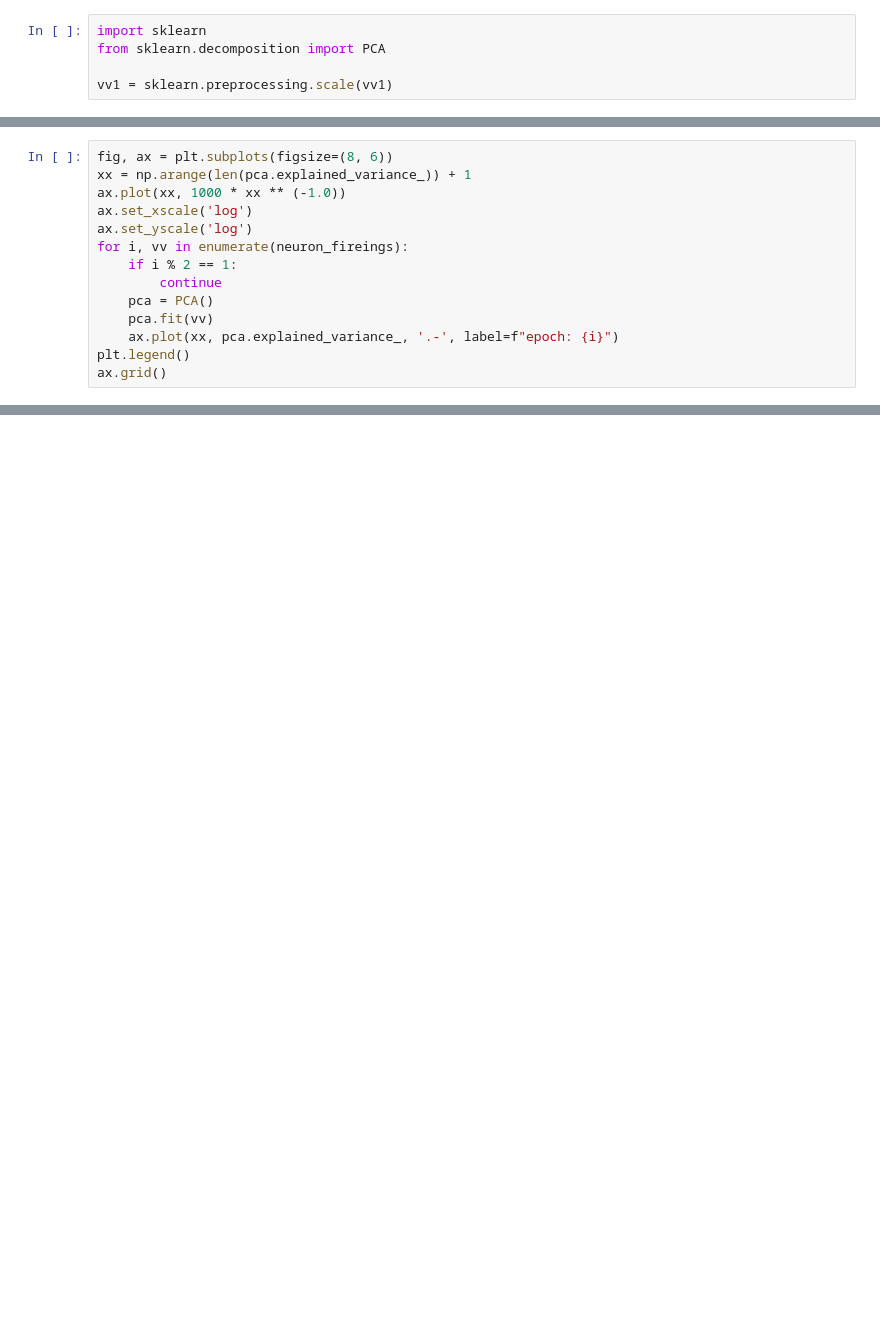
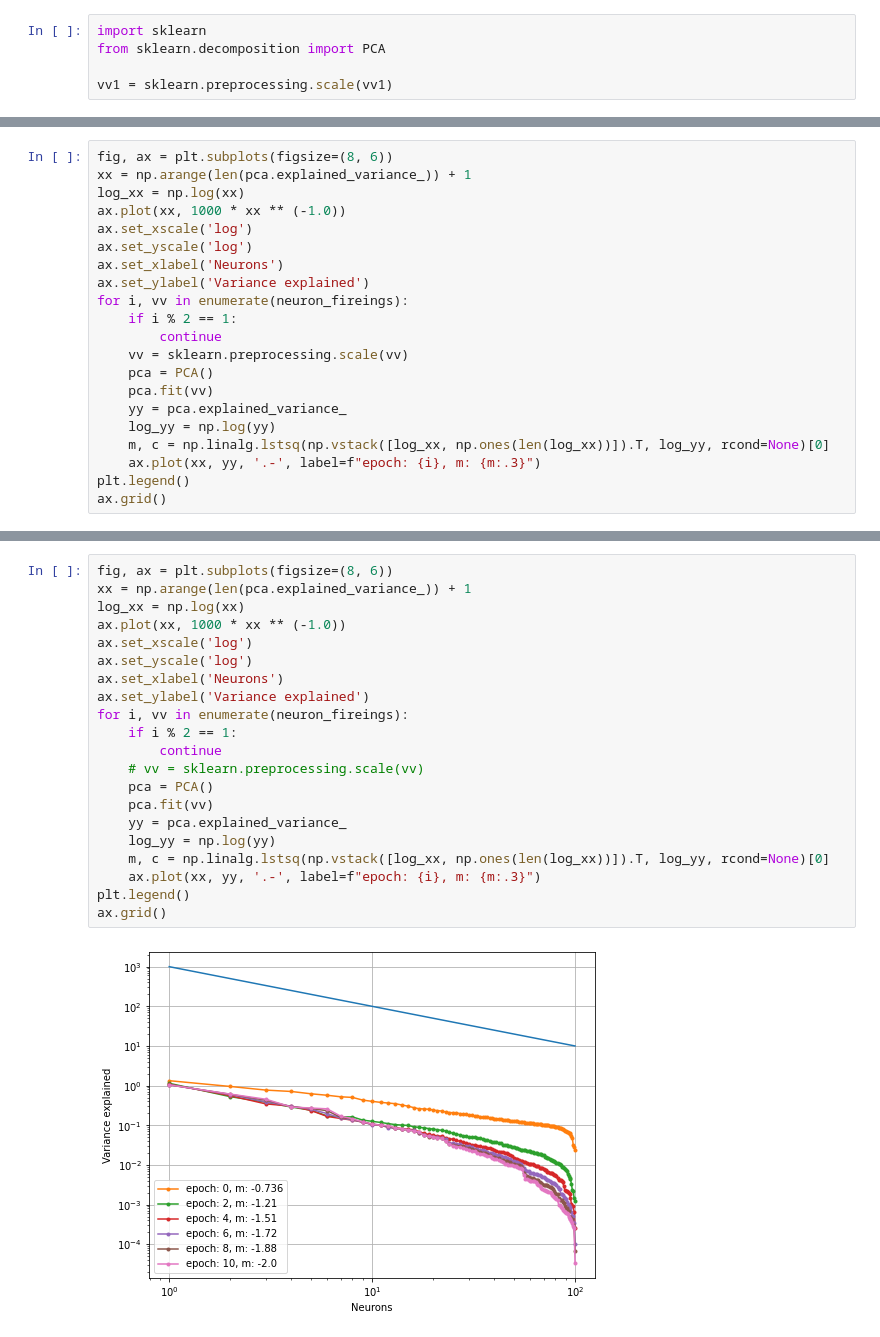
Before and after one commit to hoppiece/rbm, a Jupyter notebook: power_law_research.ipynb, the cells around one changed output, grey strips where cells are left out. Drawn from its saved outputs; the diff is of its cells as text; blank space fills up the shorter version.

```diff
--- a/power_law_research.ipynb
+++ b/power_law_research.ipynb
@@ -175,15 +239,22 @@ ax.plot(xx, pca.explained_variance_, '.-')
 # %%
 fig, ax = plt.subplots(figsize=(8, 6))
 xx = np.arange(len(pca.explained_variance_)) + 1
+log_xx = np.log(xx)
 ax.plot(xx, 1000 * xx ** (-1.0))
 ax.set_xscale('log')
 ax.set_yscale('log')
+ax.set_xlabel('Neurons')
+ax.set_ylabel('Variance explained')
 for i, vv in enumerate(neuron_fireings):
     if i % 2 == 1:
         continue
+    vv = sklearn.preprocessing.scale(vv)
     pca = PCA()
     pca.fit(vv)
-    ax.plot(xx, pca.explained_variance_, '.-', label=f"epoch: {i}")
+    yy = pca.explained_variance_
+    log_yy = np.log(yy)
+    m, c = np.linalg.lstsq(np.vstack([log_xx, np.ones(len(log_xx))]).T, log_yy, rcond=None)[0]
+    ax.plot(xx, yy, '.-', label=f"epoch: {i}, m: {m:.3}")
 plt.legend()
 ax.grid()
 # %% [output]
@@ -190,0 +262,23 @@ ax.grid()
+# %%
+fig, ax = plt.subplots(figsize=(8, 6))
+xx = np.arange(len(pca.explained_variance_)) + 1
+log_xx = np.log(xx)
+ax.plot(xx, 1000 * xx ** (-1.0))
+ax.set_xscale('log')
+ax.set_yscale('log')
+ax.set_xlabel('Neurons')
+ax.set_ylabel('Variance explained')
+for i, vv in enumerate(neuron_fireings):
+    if i % 2 == 1:
+        continue
+    # vv = sklearn.preprocessing.scale(vv)
+    pca = PCA()
+    pca.fit(vv)
+    yy = pca.explained_variance_
+    log_yy = np.log(yy)
+    m, c = np.linalg.lstsq(np.vstack([log_xx, np.ones(len(log_xx))]).T, log_yy, rcond=None)[0]
+    ax.plot(xx, yy, '.-', label=f"epoch: {i}, m: {m:.3}")
+plt.legend()
+ax.grid()
+# %% [output]
+[figure, added]
```
Also changed, not shown: parts of 26 cells of this notebook, 3 other files.
